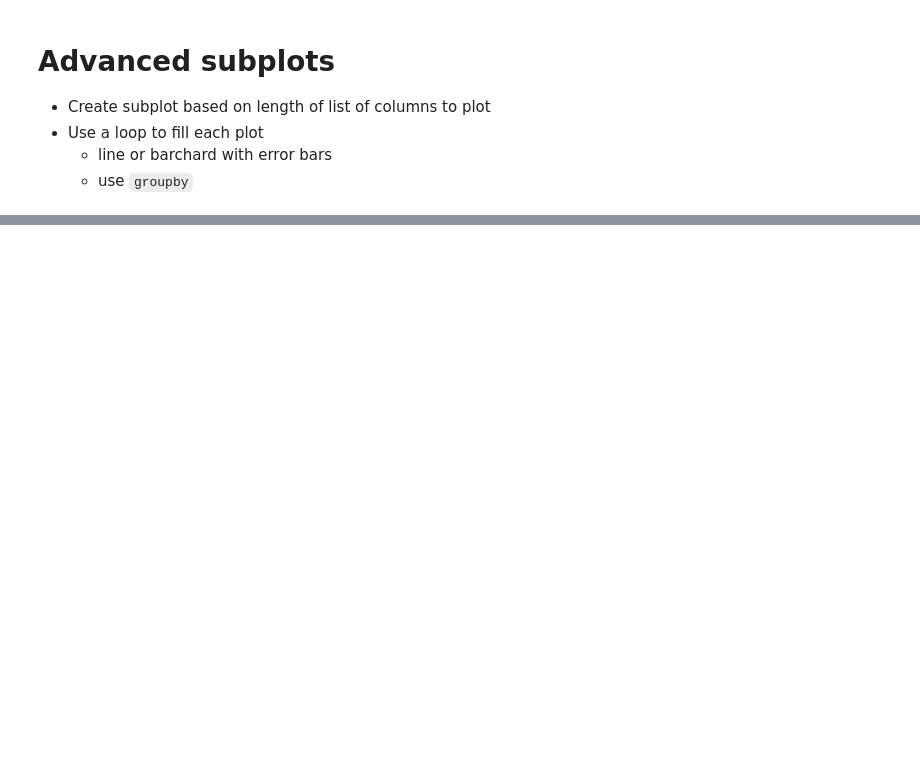
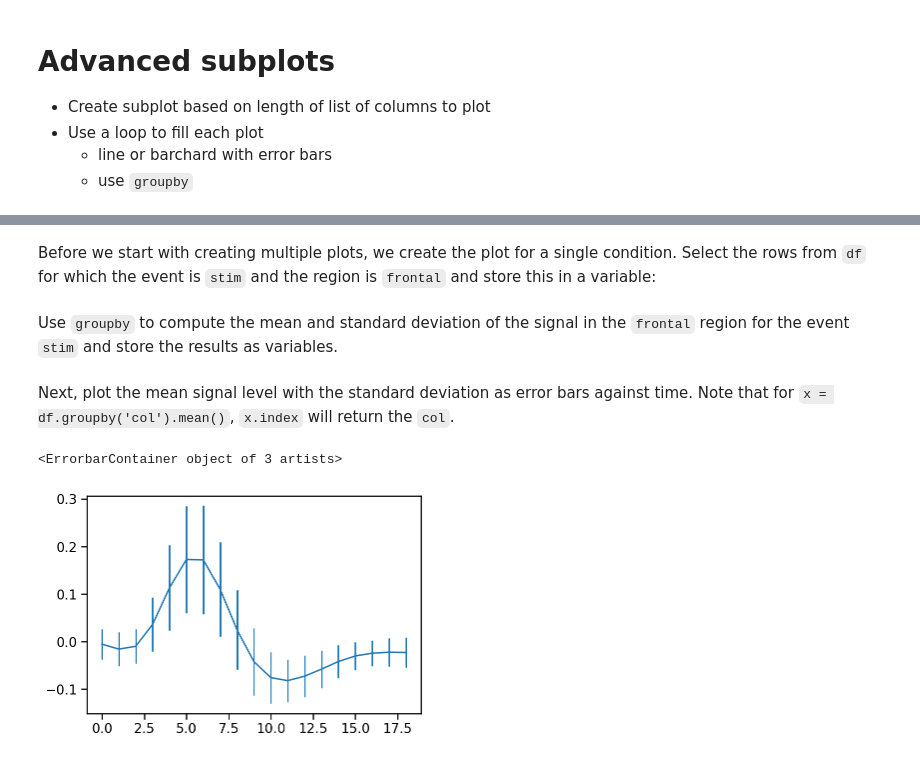
Before and after one commit to lacdr-tox/basic-programming-in-drug-discovery, a Jupyter notebook: python/exercises/4.2 Advanced plotting - subplots.ipynb, the cells around one changed output, grey strips where cells are left out. Cells and saved outputs as stored; diff of their text form; code cells hidden in the pictures; blank space fills up the shorter version.

```diff
--- a/python/exercises/4.2 Advanced plotting - subplots.ipynb
+++ b/python/exercises/4.2 Advanced plotting - subplots.ipynb
@@ -143,0 +163,3 @@ plt.tight_layout()
+# %%
+df = sns.load_dataset("fmri")
+display(df.columns)
@@ -143,0 +172,17 @@ plt.tight_layout()
+# %% [markdown]
+Before we start with creating multiple plots, we create the plot for a single condition. Select the rows from `df` for which the event is `stim` and the region is `frontal` and store this in a variable:
+# %%
+sdf = df[(df['event']=='stim')&(df['region']=='frontal')]
+# %% [markdown]
+Use `groupby` to compute the mean and standard deviation of the signal in the `frontal` region for the event `stim` and store the results as variables.
+# %%
+mu = sdf.groupby('timepoint').mean()
+sd = sdf.groupby('timepoint').std()
+# %% [markdown]
+Next, plot the mean signal level with the standard deviation as error bars against time. Note that for `x = df.groupby('col').mean()`, `x.index` will return the `col`.
+# %%
+ax = plt.gca()
+ax.errorbar(mu.index,mu['signal'],yerr=sd['signal'])
+# %% [output]
+<ErrorbarContainer object of 3 artists>
+[figure, added]
```
Also changed, not shown: parts of 27 cells of this notebook, 4 other files.
